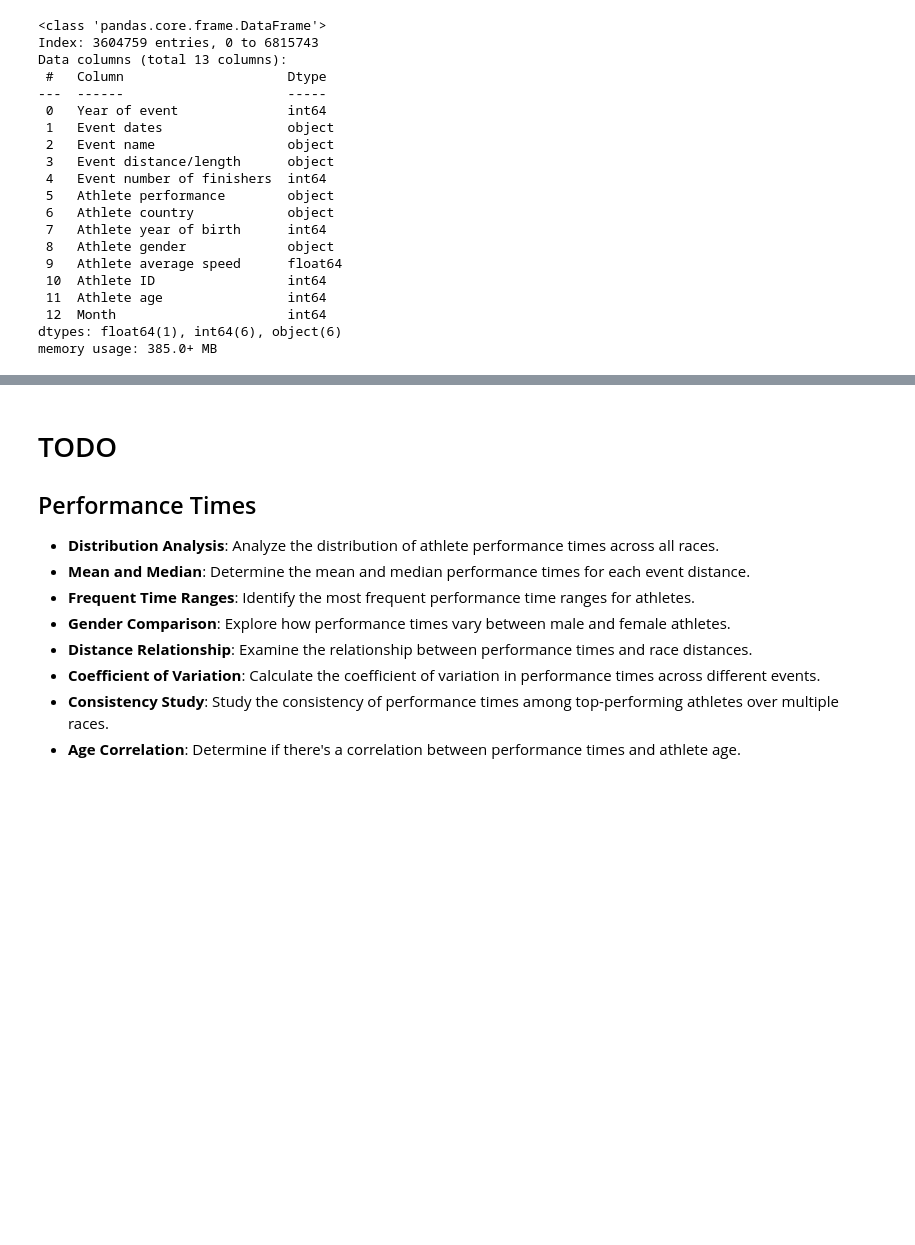
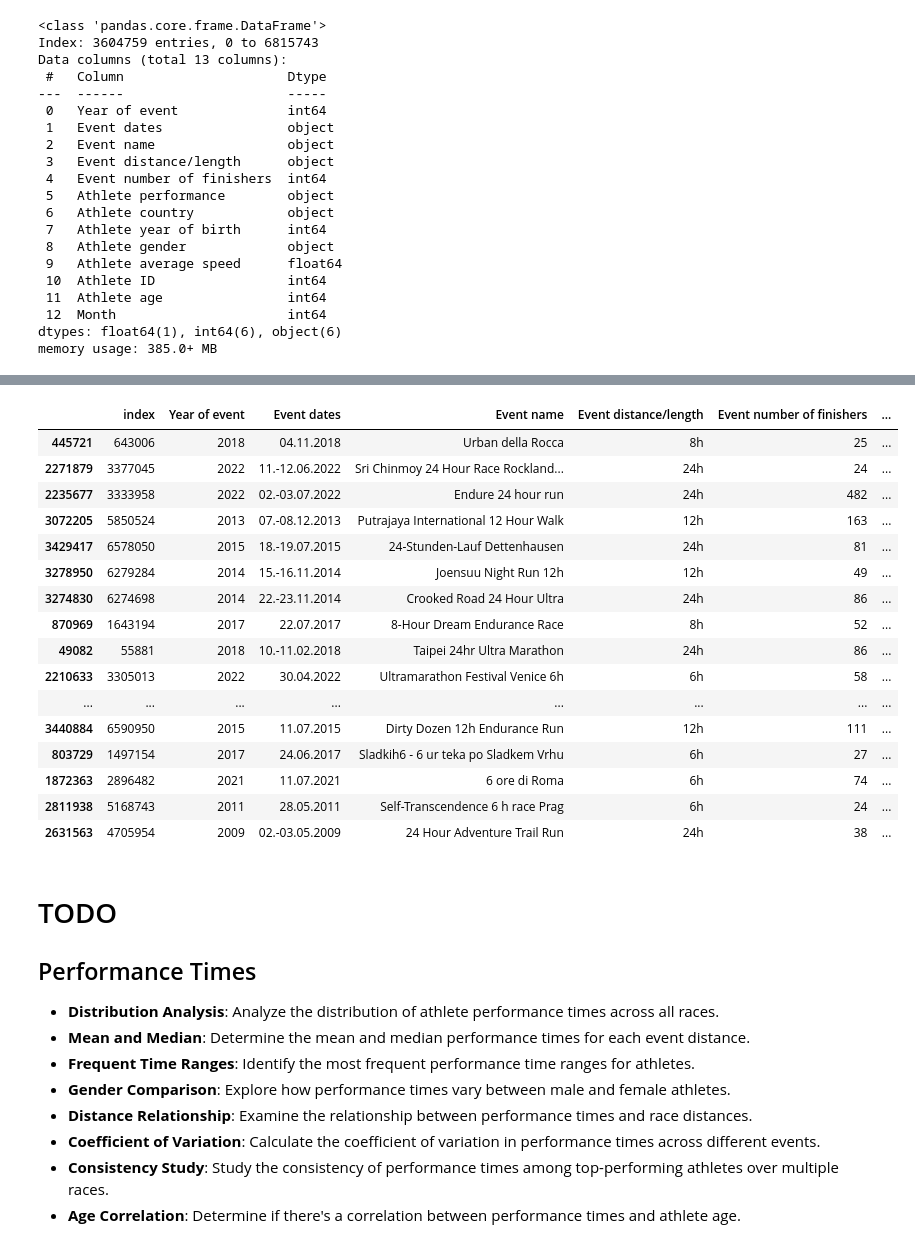
Before and after one commit to G-Bielokozowicz/Maraton-Runners-Analysis, a Jupyter notebook: main.ipynb, the cells around one changed output, grey strips where cells are left out. Saved outputs shown, nothing was run; the diff lists cells and outputs as text; code cells hidden in the pictures; blank space fills up the shorter version.

```diff
--- a/main.ipynb
+++ b/main.ipynb
@@ -330,0 +331,20 @@ print(total_seconds_list)
+# %%
+df[df['Athlete performance'].str.contains('km')].sample(50)
+# %% [output]
+|  | index | Year of event | Event dates | Event name | Event distance/length | Event number of finishers | ... |
+| 445721 | 643006 | 2018 | 04.11.2018 | Urban della Rocca | 8h | 25 | ... |
+| 2271879 | 3377045 | 2022 | 11.-12.06.2022 | Sri Chinmoy 24 Hour Race Rockland... | 24h | 24 | ... |
+| 2235677 | 3333958 | 2022 | 02.-03.07.2022 | Endure 24 hour run | 24h | 482 | ... |
+| 3072205 | 5850524 | 2013 | 07.-08.12.2013 | Putrajaya International 12 Hour Walk | 12h | 163 | ... |
+| 3429417 | 6578050 | 2015 | 18.-19.07.2015 | 24-Stunden-Lauf Dettenhausen | 24h | 81 | ... |
+| 3278950 | 6279284 | 2014 | 15.-16.11.2014 | Joensuu Night Run 12h | 12h | 49 | ... |
+| 3274830 | 6274698 | 2014 | 22.-23.11.2014 | Crooked Road 24 Hour Ultra | 24h | 86 | ... |
+| 870969 | 1643194 | 2017 | 22.07.2017 | 8-Hour Dream Endurance Race | 8h | 52 | ... |
+| 49082 | 55881 | 2018 | 10.-11.02.2018 | Taipei 24hr Ultra Marathon | 24h | 86 | ... |
+| 2210633 | 3305013 | 2022 | 30.04.2022 | Ultramarathon Festival Venice 6h | 6h | 58 | ... |
+| ... | ... | ... | ... | ... | ... | ... | ... |
+| 3440884 | 6590950 | 2015 | 11.07.2015 | Dirty Dozen 12h Endurance Run | 12h | 111 | ... |
+| 803729 | 1497154 | 2017 | 24.06.2017 | Sladkih6 - 6 ur teka po Sladkem Vrhu | 6h | 27 | ... |
+| 1872363 | 2896482 | 2021 | 11.07.2021 | 6 ore di Roma | 6h | 74 | ... |
+| 2811938 | 5168743 | 2011 | 28.05.2011 | Self-Transcendence 6 h race Prag | 6h | 24 | ... |
+| 2631563 | 4705954 | 2009 | 02.-03.05.2009 | 24 Hour Adventure Trail Run | 24h | 38 | ... |
```
Also changed, not shown: parts of 7 cells of this notebook.
